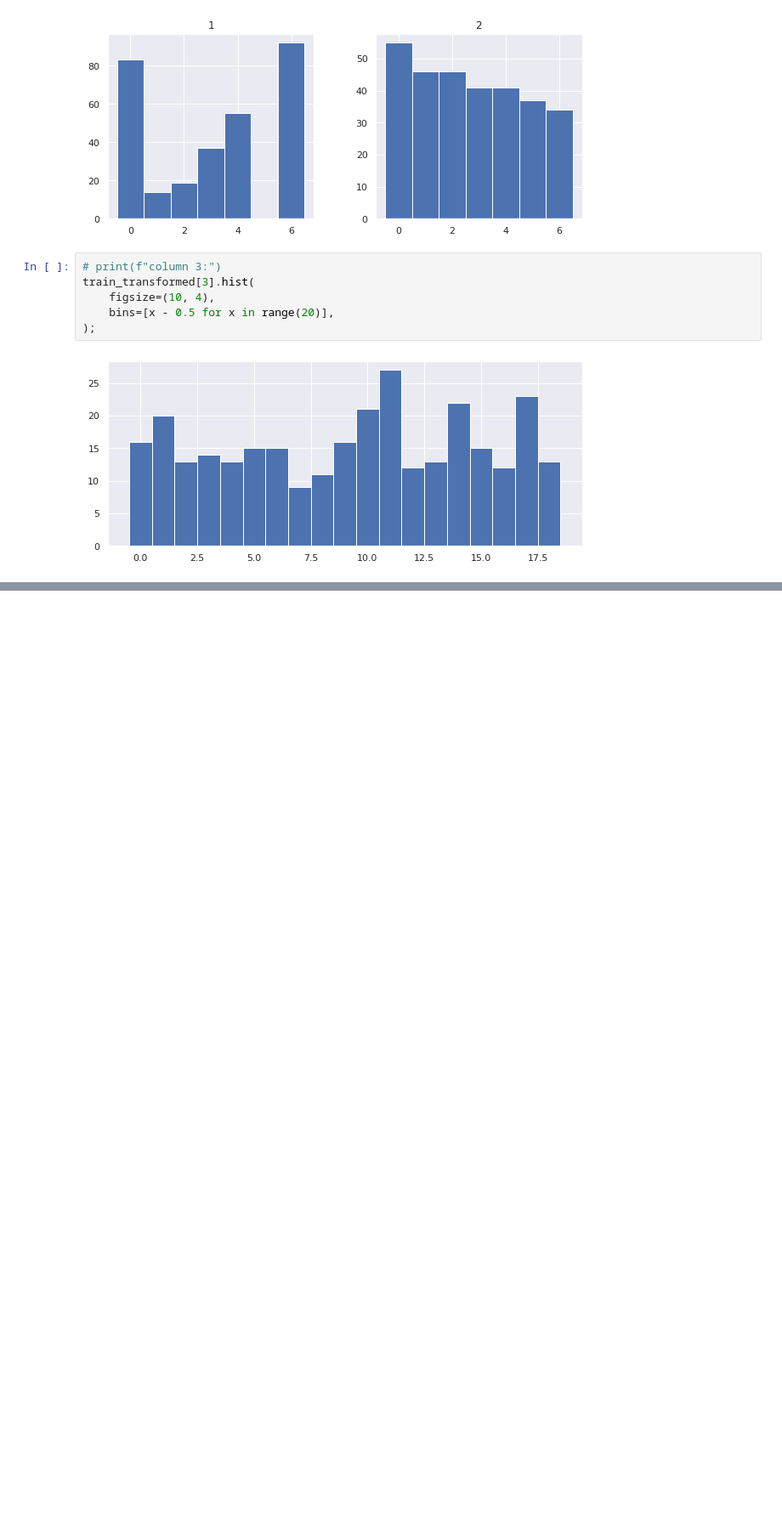
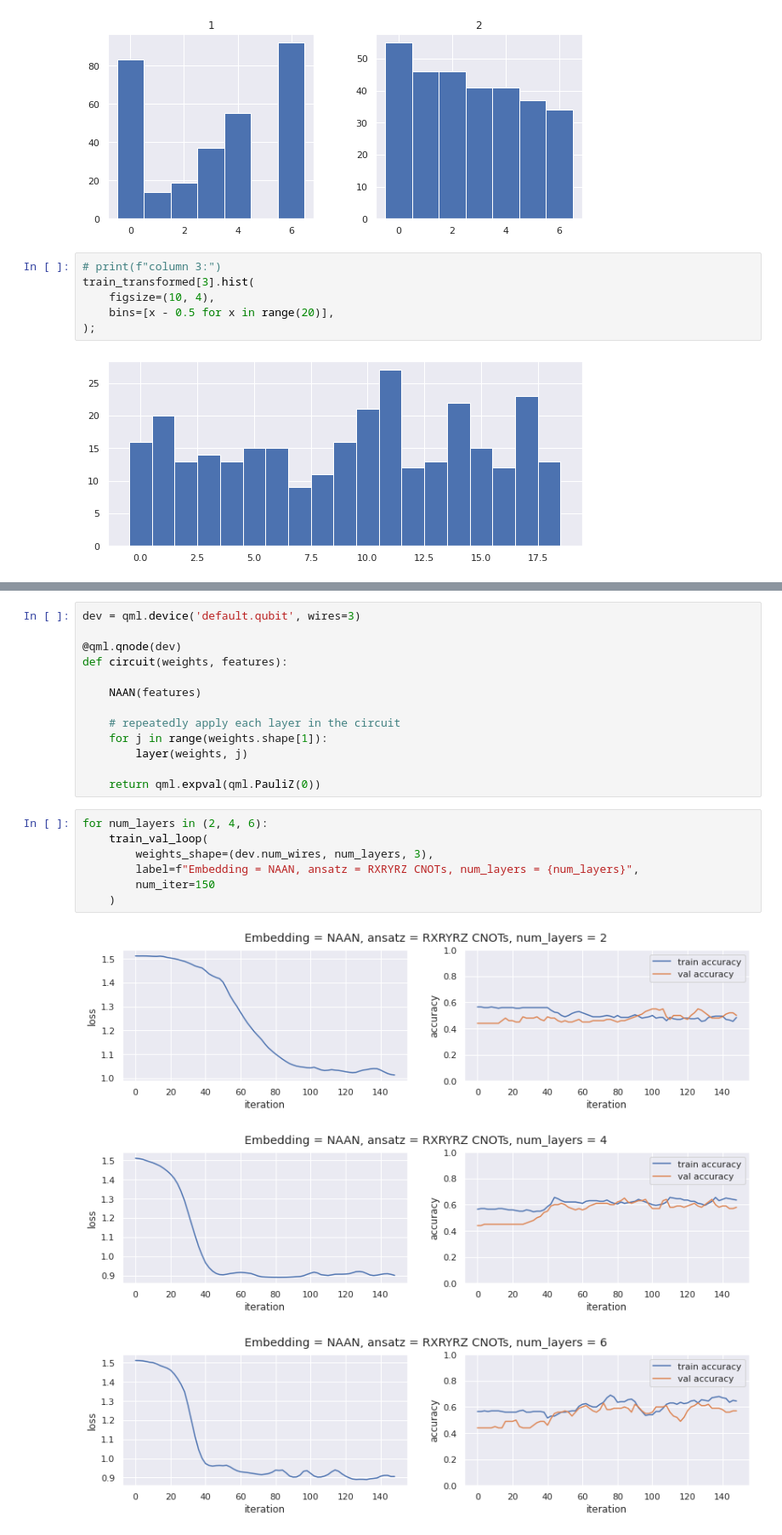
Before and after one commit to aadimator/qosf_cohort5_screening_tasks, a Jupyter notebook: Task_2/task2.ipynb, the cells around one changed output, grey strips where cells are left out. Shown at 85% size. Saved outputs shown, nothing was run; the diff lists cells and outputs as text; blank space fills up the shorter version.

```diff
--- a/Task_2/task2.ipynb
+++ b/Task_2/task2.ipynb
@@ -304,0 +601,24 @@ X_train = np.sqrt(np.sum(X_train))
+# %%
+dev = qml.device('default.qubit', wires=3)
+
+@qml.qnode(dev)
+def circuit(weights, features):
+
+    NAAN(features)
+
+    # repeatedly apply each layer in the circuit
+    for j in range(weights.shape[1]):
+        layer(weights, j)
+
+    return qml.expval(qml.PauliZ(0))
+# %%
+for num_layers in (2, 4, 6):
+    train_val_loop(
+        weights_shape=(dev.num_wires, num_layers, 3),
+        label=f"Embedding = NAAN, ansatz = RXRYRZ CNOTs, num_layers = {num_layers}",
+        num_iter=150
+    )
+# %% [output]
+[figure, added]
+[figure, added]
+[figure, added]
```
Also changed, not shown: parts of 66 cells of this notebook, 1 other file.
